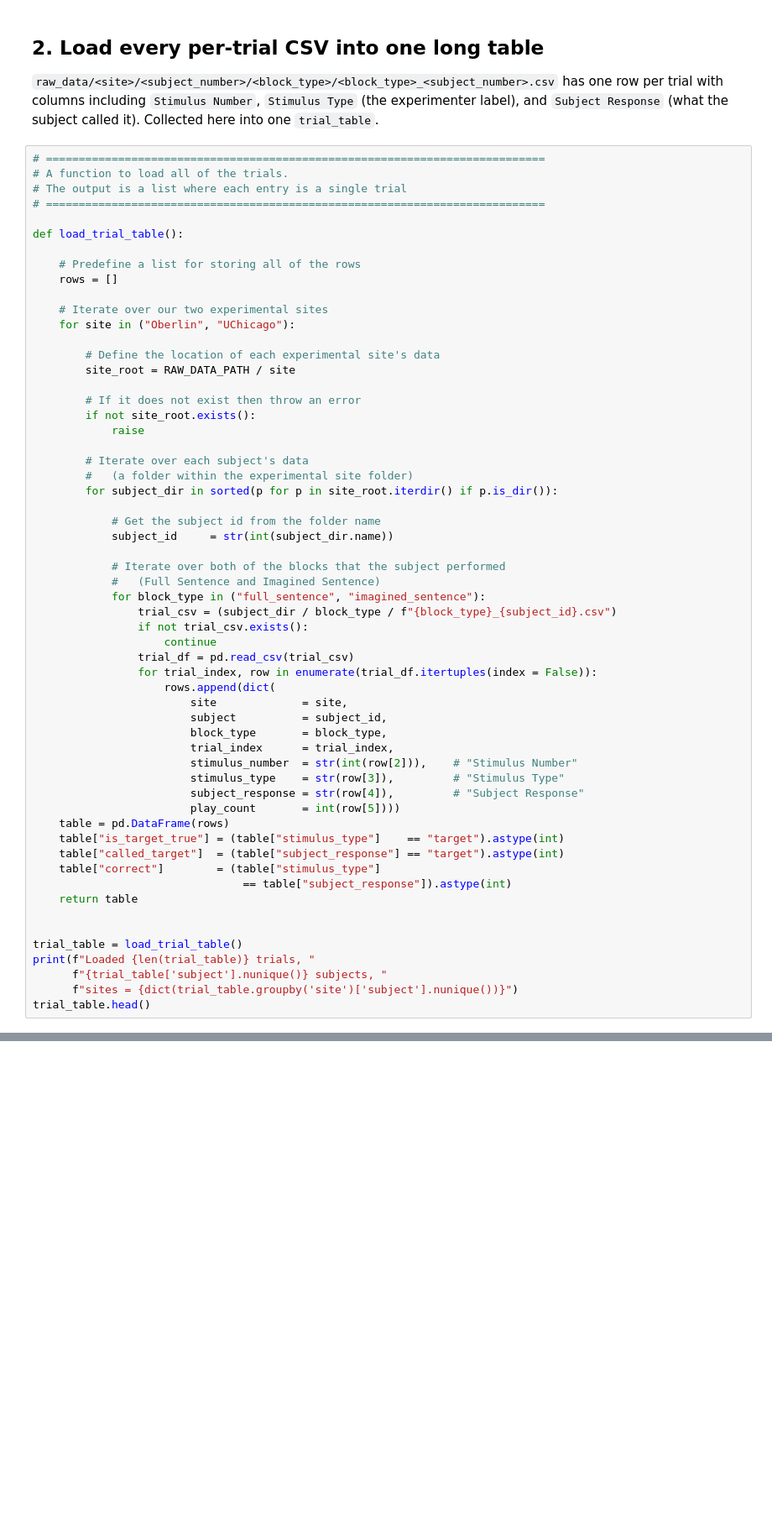
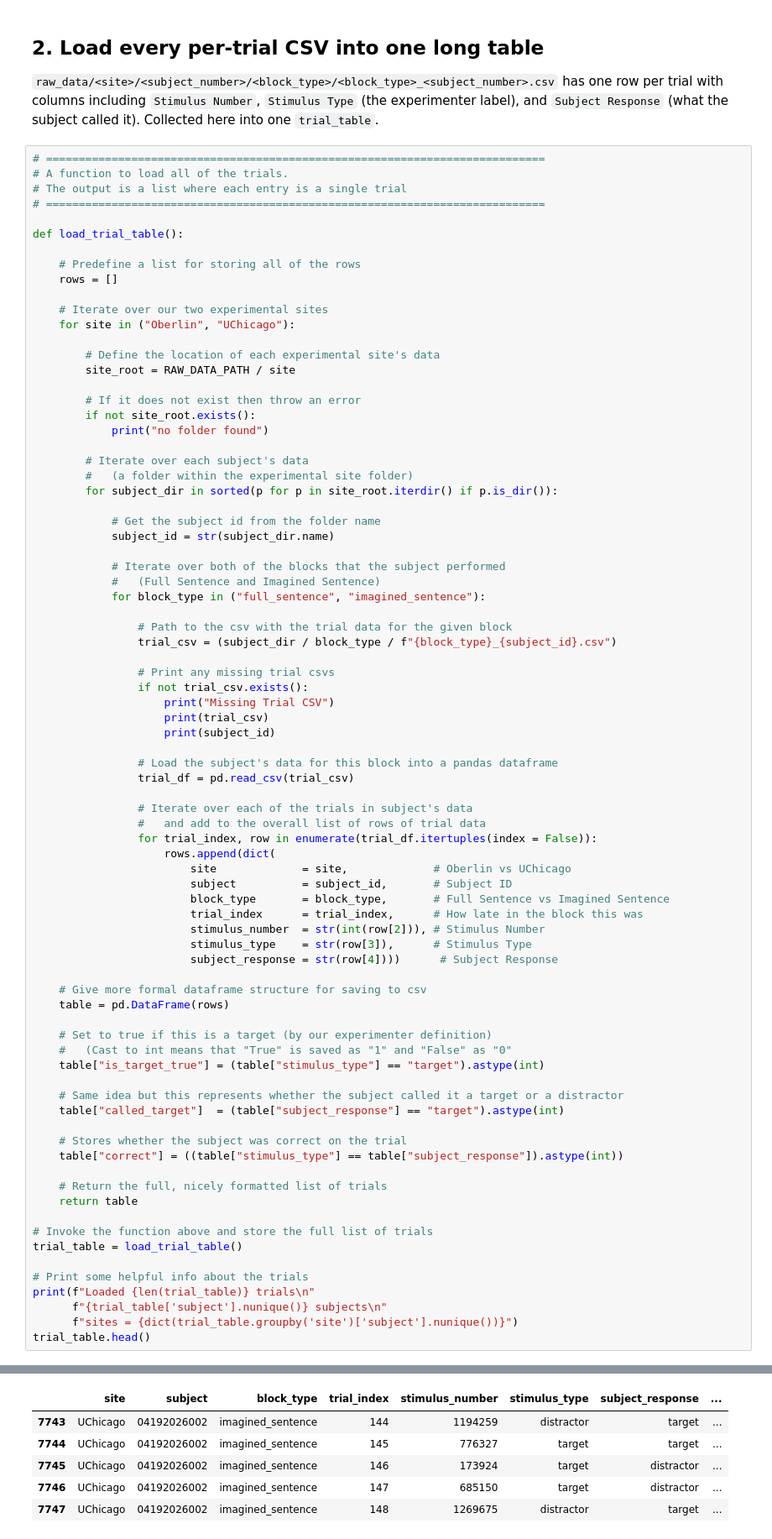
Before and after one commit to dtfalk/auditory-sp-analyses, a Jupyter notebook: jupyter_notebook/run_analyses.ipynb, the cells around one changed output, grey strips where cells are left out. Shown at 84% size. Cells and saved outputs as stored; diff of their text form; blank space fills up the shorter version.

```diff
--- a/jupyter_notebook/run_analyses.ipynb
+++ b/jupyter_notebook/run_analyses.ipynb
@@ -102,42 +108,65 @@ def load_trial_table():
 
         # If it does not exist then throw an error
         if not site_root.exists():
-            raise
+            print("no folder found")
 
         # Iterate over each subject's data
         #   (a folder within the experimental site folder)
         for subject_dir in sorted(p for p in site_root.iterdir() if p.is_dir()):
 
             # Get the subject id from the folder name
-            subject_id     = str(int(subject_dir.name))
+            subject_id = str(subject_dir.name)
 
             # Iterate over both of the blocks that the subject performed
             #   (Full Sentence and Imagined Sentence)
             for block_type in ("full_sentence", "imagined_sentence"):
+
+                # Path to the csv with the trial data for the given block
                 trial_csv = (subject_dir / block_type / f"{block_type}_{subject_id}.csv")
+
+                # Print any missing trial csvs
                 if not trial_csv.exists():
-                    continue
+                    print("Missing Trial CSV")
+                    print(trial_csv)
+                    print(subject_id)
+
+                # Load the subject's data for this block into a pandas dataframe
                 trial_df = pd.read_csv(trial_csv)
+
+                # Iterate over each of the trials in subject's data
+                #   and add to the overall list of rows of trial data
                 for trial_index, row in enumerate(trial_df.itertuples(index = False)):
                     rows.append(dict(
-                        site             = site,
-                        subject          = subject_id,
-                        block_type       = block_type,
-                        trial_index      = trial_index,
-                        stimulus_number  = str(int(row[2])),    # "Stimulus Number"
-                        stimulus_type    = str(row[3]),         # "Stimulus Type"
-                        subject_response = str(row[4]),         # "Subject Response"
-                        play_count       = int(row[5])))
+                        site             = site,             # Oberlin vs UChicago
+                        subject          = subject_id,       # Subject ID
+                        block_type       = block_type,       # Full Sentence vs Imagined Sentence
+                        trial_index      = trial_index,      # How late in the block this was
+                        stimulus_number  = str(int(row[2])), # Stimulus Number
+                        stimulus_type    = str(row[3]),      # Stimulus Type
+                        subject_response = str(row[4])))      # Subject Response
+
+    # Give more formal dataframe structure for saving to csv
     table = pd.DataFrame(rows)
-    table["is_target_true"] = (table["stimulus_type"]    == "target").astype(int)
+
+    # Set to true if this is a target (by our experimenter definition)
+    #   (Cast to int means that "True" is saved as "1" and "False" as "0"
+    table["is_target_true"] = (table["stimulus_type"] == "target").astype(int)
+
+    # Same idea but this represents whether the subject called it a target or a distractor
     table["called_target"]  = (table["subject_response"] == "target").astype(int)
-    table["correct"]        = (table["stimulus_type"]
-                                == table["subject_response"]).astype(int)
+
+    # Stores whether the subject was correct on the trial
+    table["correct"] = ((table["stimulus_type"] == table["subject_response"]).astype(int))
+
+    # Return the full, nicely formatted list of trials
     return table
 
+# Invoke the function above and store the full list of trials
+trial_table = load_trial_table()
 
-trial_table = load_trial_table()
-print(f"Loaded {len(trial_table)} trials, "
-      f"{trial_table['subject'].nunique()} subjects, "
+# Print some helpful info about the trials
+print(f"Loaded {len(trial_table)} trials\n"
+      f"{trial_table['subject'].nunique()} subjects\n"
       f"sites = {dict(trial_table.groupby('site')['subject'].nunique())}")
 trial_table.head()
+# %% [output]
@@ -144,3 +176,9 @@ trial_table.head()
+|  | site | subject | block_type | trial_index | stimulus_number | stimulus_type | subject_response | ... |
+| 7743 | UChicago | 04192026002 | imagined_sentence | 144 | 1194259 | distractor | target | ... |
+| 7744 | UChicago | 04192026002 | imagined_sentence | 145 | 776327 | target | target | ... |
+| 7745 | UChicago | 04192026002 | imagined_sentence | 146 | 173924 | target | distractor | ... |
+| 7746 | UChicago | 04192026002 | imagined_sentence | 147 | 685150 | target | distractor | ... |
+| 7747 | UChicago | 04192026002 | imagined_sentence | 148 | 1269675 | distractor | target | ... |
 # %% [markdown]
 ## 3.  Per-subject accuracy and $d'$ from trials
 
```
Also changed, not shown: parts of 6 cells of this notebook, 8 other files.
